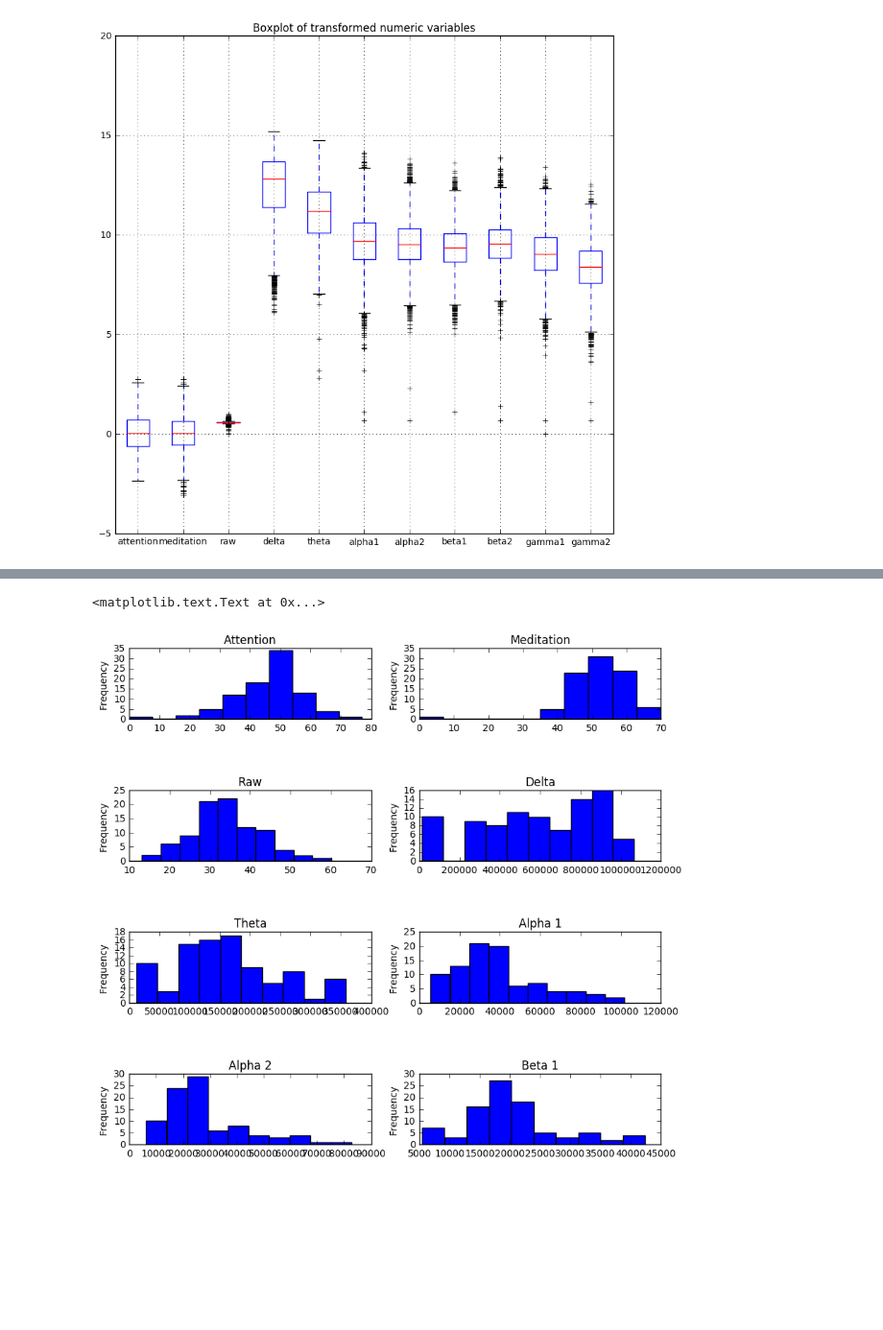
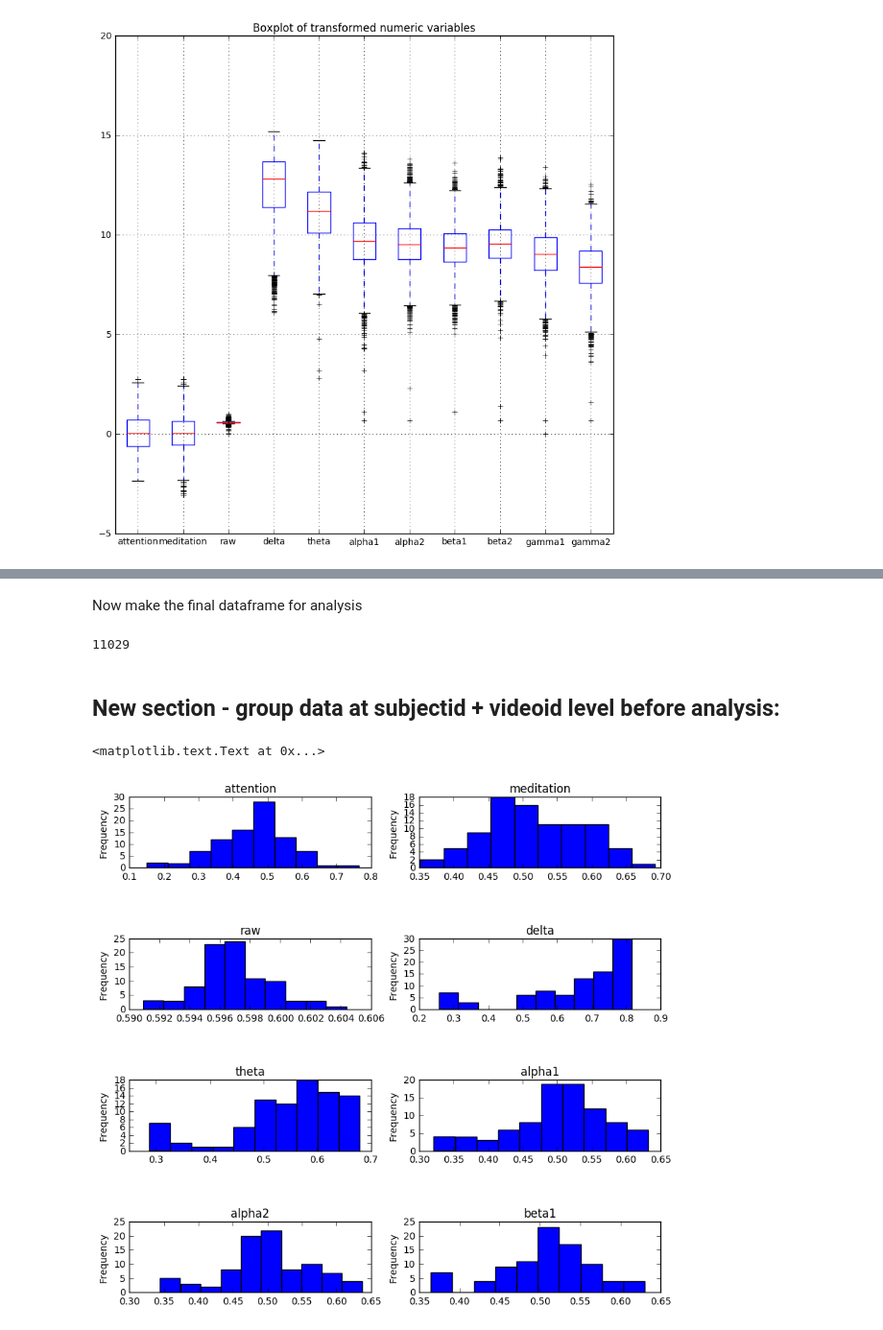
Before and after one commit to kimx3129/CSC529, a Jupyter notebook: csc_529_final_project_clean_transform.ipynb, the cells around one changed output, grey strips where cells are left out. Shown at 96% size. Saved outputs shown, nothing was run; the diff lists cells and outputs as text; code cells hidden in the pictures; blank space fills up the shorter version.

Commit message:
updating code for data transformations.

```diff
--- a/csc_529_final_project_clean_transform.ipynb
+++ b/csc_529_final_project_clean_transform.ipynb
@@ -86,11 +90,11 @@ att_med_zscores.columns = ['attention', 'meditation']
 raw_mm = (finaldata[['raw']] - finaldata[['raw']].min()) / (finaldata[['raw']].max() - finaldata[['raw']].min())
 
 # concatenate transformed columns:
-numcols_final = pd.concat([att_med_zscores, raw_mm, eeg_logtransform], axis = 1)
+transformeddata = pd.concat([att_med_zscores, raw_mm, eeg_logtransform], axis = 1)
 
 fig = plt.figure(figsize = (10, 10))
 # display the results:
-numcols_final.boxplot(return_type = 'axes')
+transformeddata.boxplot(return_type = 'axes')
 plt.title('Boxplot of transformed numeric variables')
 # %% [output]
 <matplotlib.text.Text at 0x...>
@@ -100,45 +138,55 @@ Looks like we still have some issues with the variables being on different scale
+# %% [markdown]
+Now make the final dataframe for analysis
+# %%
+# make sure we only keep the transformed data indices in the final dataset:
+finaldata = finaldata.ix[transformeddata.index.values, :]
+
+# reset values in the 'finaldata' set based on the transformed numerics:
+finaldata[transformeddata.columns] = transformeddata
+# %% [output]
+11029
+# %% [markdown]
+## New section - group data at subjectid + videoid level before analysis:
 # %%
-subvid = finaldata.groupby(['subject ID', 'Video ID']).mean()
-
-numcols = ['Attention', 'Meditation', 'Raw', 'Delta', 'Theta', 'Alpha 1', 'Alpha 2', 'Beta 1', 'Beta 2', 'Gamma1', 'Gamma2']
+subvid = finaldata.groupby(['subjectid', 'videoid']).mean()
 
 fig = plt.figure(figsize = (10, 20))
 fig.subplots_adjust(hspace=1.0)
 
 plt.subplot(821)
-subvid['Attention'].plot(kind = 'hist')
-plt.title('Attention')
+subvid['attention'].plot(kind = 'hist')
+plt.title('attention')
 
 plt.subplot(822)
-subvid['Meditation'].plot(kind = 'hist')
-plt.title('Meditation')
+subvid['meditation'].plot(kind = 'hist')
+plt.title('meditation')
 
 plt.subplot(823)
-subvid['Raw'].plot(kind = 'hist')
-plt.title('Raw')
+subvid['raw'].plot(kind = 'hist')
+plt.title('raw')
 
 plt.subplot(824)
-subvid['Delta'].plot(kind = 'hist')
-plt.title('Delta')
+subvid['delta'].plot(kind = 'hist')
+plt.title('delta')
 
 plt.subplot(825)
-subvid['Theta'].plot(kind = 'hist')
-plt.title('Theta')
+subvid['theta'].plot(kind = 'hist')
+plt.title('theta')
 
 plt.subplot(826)
-subvid['Alpha 1'].plot(kind = 'hist')
-plt.title('Alpha 1')
+subvid['alpha1'].plot(kind = 'hist')
+plt.title('alpha1')
 
 plt.subplot(827)
-subvid['Alpha 2'].plot(kind = 'hist')
-plt.title('Alpha 2')
+subvid['alpha2'].plot(kind = 'hist')
+plt.title('alpha2')
 
 plt.subplot(828)
-subvid['Beta 1'].plot(kind = 'hist')
-plt.title('Beta 1')
+subvid['beta1'].plot(kind = 'hist')
+plt.title('beta1')
 # %% [output]
 <matplotlib.text.Text at 0x...>
-[figure, old version]
+[figure, new version]
 # %%
 fig = plt.figure(figsize = (10, 8))
 fig.subplots_adjust(hspace=1.0)
```
Also changed, not shown: parts of 8 cells of this notebook.
